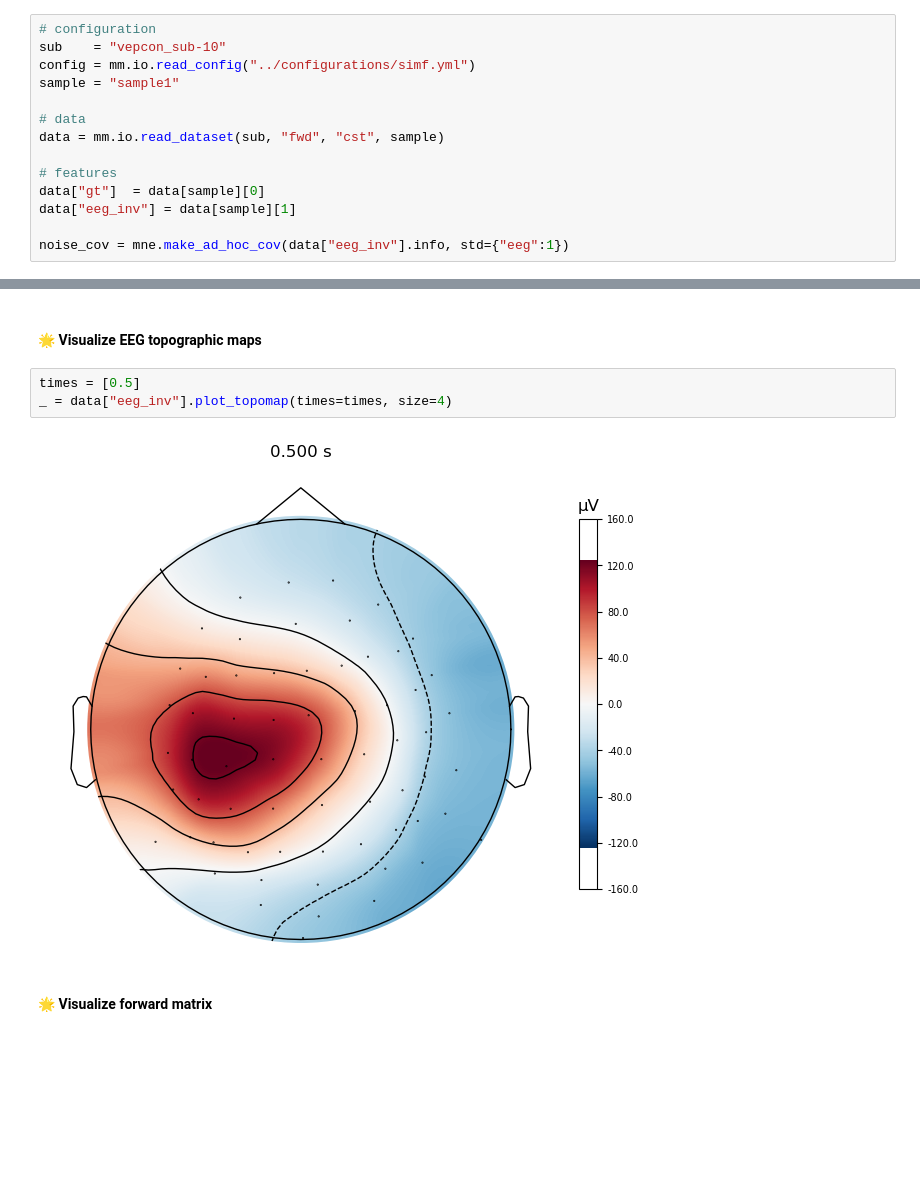
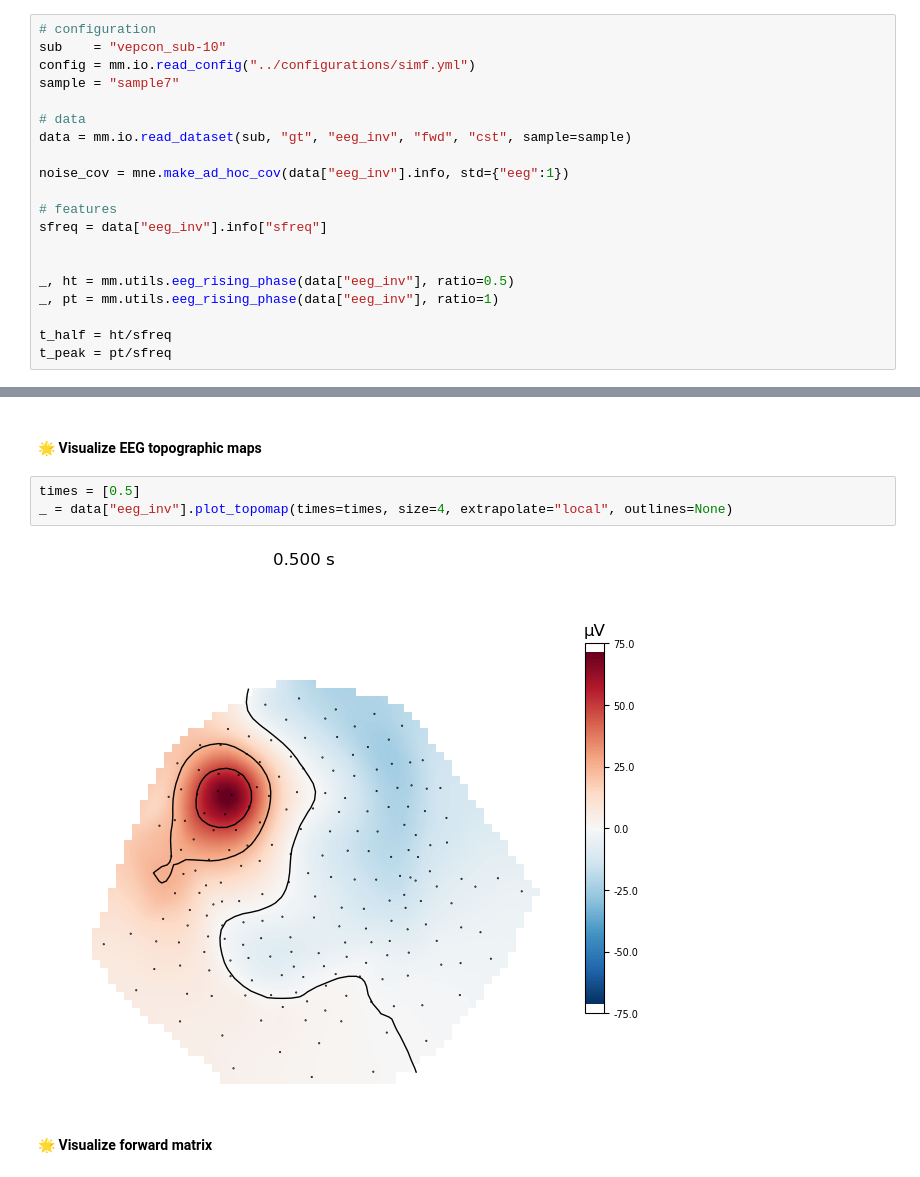
Before and after one commit to NinoHerve/mindmap, a Jupyter notebook: pipeline/4_inverse_sLORETA.ipynb, the cells around one changed output, grey strips where cells are left out. Cells and saved outputs as stored; diff of their text form; blank space fills up the shorter version.

```diff
--- a/pipeline/4_inverse_sLORETA.ipynb
+++ b/pipeline/4_inverse_sLORETA.ipynb
@@ -13,15 +13,21 @@ from pathlib import Path
 # configuration
 sub    = "vepcon_sub-10"
 config = mm.io.read_config("../configurations/simf.yml")
-sample = "sample1"
+sample = "sample7"
 
 # data
-data = mm.io.read_dataset(sub, "fwd", "cst", sample)
+data = mm.io.read_dataset(sub, "gt", "eeg_inv", "fwd", "cst", sample=sample)
+
+noise_cov = mne.make_ad_hoc_cov(data["eeg_inv"].info, std={"eeg":1})
 
 # features
-data["gt"]  = data[sample][0]
-data["eeg_inv"] = data[sample][1]
+sfreq = data["eeg_inv"].info["sfreq"]
 
-noise_cov = mne.make_ad_hoc_cov(data["eeg_inv"].info, std={"eeg":1})
+
+_, ht = mm.utils.eeg_rising_phase(data["eeg_inv"], ratio=0.5)
+_, pt = mm.utils.eeg_rising_phase(data["eeg_inv"], ratio=1)
+
+t_half = ht/sfreq
+t_peak = pt/sfreq
 # %% [markdown]
 #### 🌟 Visualize ground truth
@@ -39,9 +55,9 @@ _ = data["eeg_inv"].plot()
 #### 🌟 Visualize EEG topographic maps
 # %%
 times = [0.5]
-_ = data["eeg_inv"].plot_topomap(times=times, size=4)
+_ = data["eeg_inv"].plot_topomap(times=times, size=4, extrapolate="local", outlines=None)
 # %% [output]
-[figure, old version]
+[figure, new version]
 # %% [markdown]
 #### 🌟 Visualize forward matrix
 # %%
```
Also changed, not shown: parts of 13 cells of this notebook, 21 other files.
